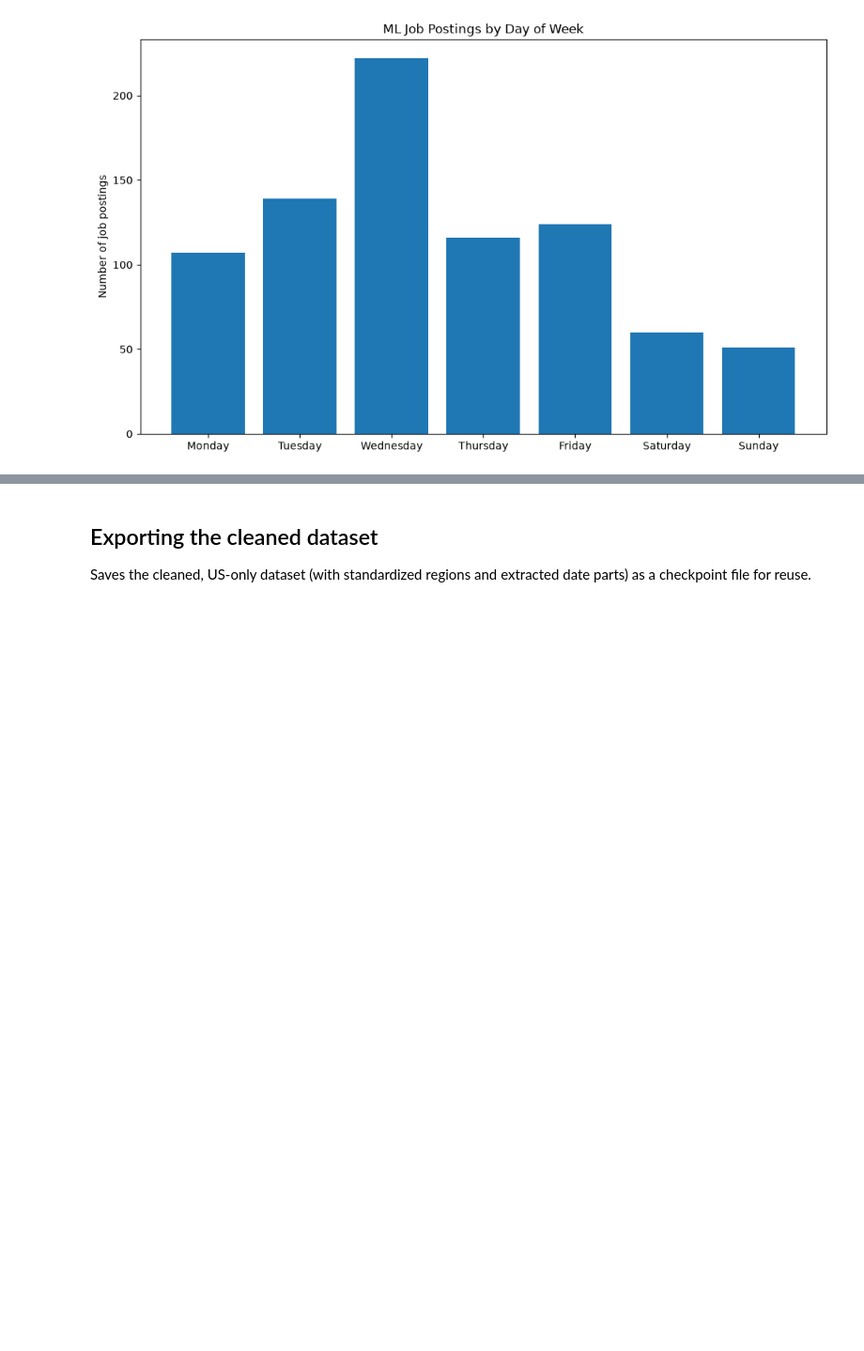
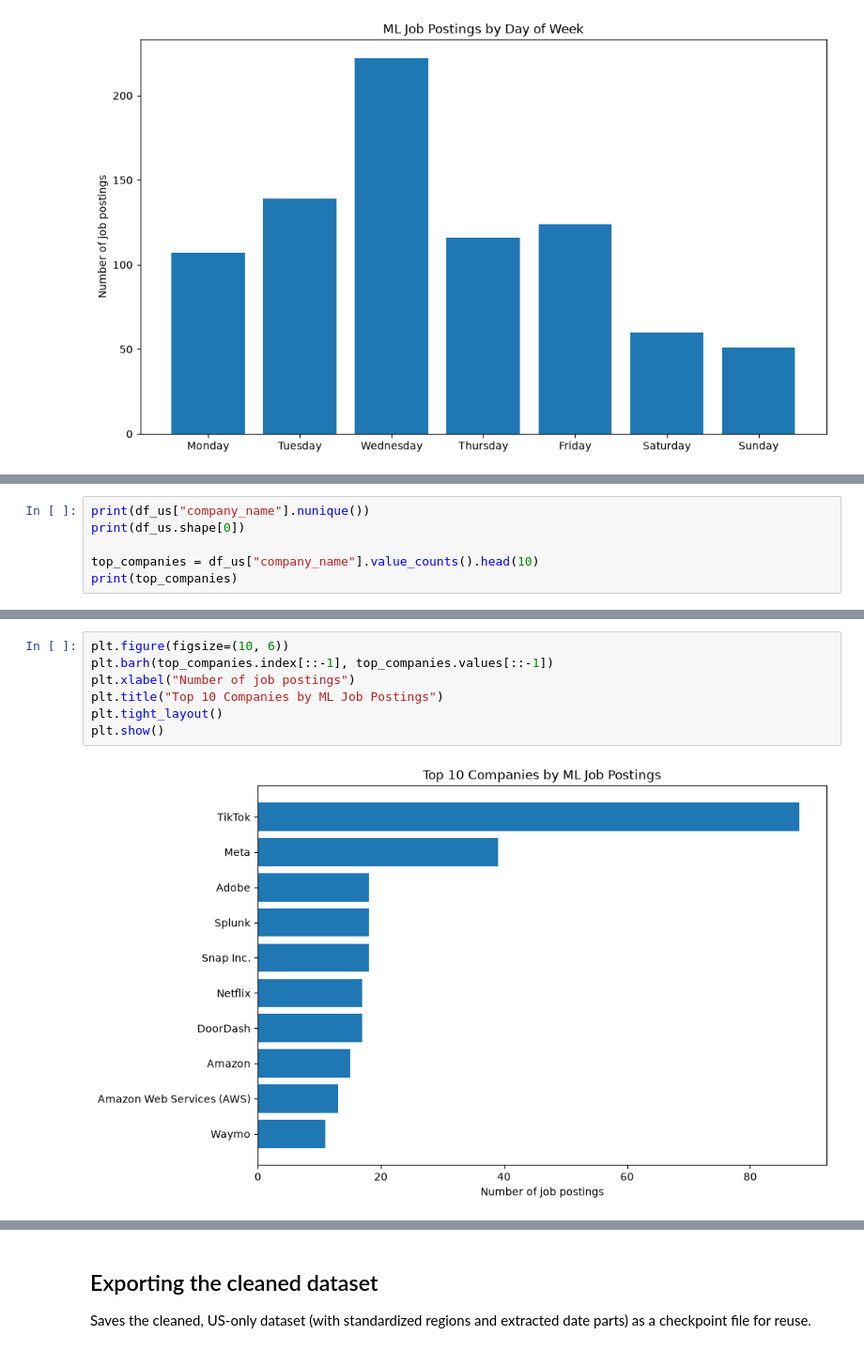
Before and after one commit to victoryilem2004/Project-1, a Jupyter notebook: eda.ipynb, the cells around one changed output, grey strips where cells are left out. Shown at 94% size. Cells and saved outputs as stored; diff of their text form; blank space fills up the shorter version.

```diff
--- a/eda.ipynb
+++ b/eda.ipynb
@@ -256,0 +272,6 @@ plt.show()
+# %%
+print(df_us["company_name"].nunique())
+print(df_us.shape[0])
+
+top_companies = df_us["company_name"].value_counts().head(10)
+print(top_companies)
@@ -256,0 +293,9 @@ plt.show()
+# %%
+plt.figure(figsize=(10, 6))
+plt.barh(top_companies.index[::-1], top_companies.values[::-1])
+plt.xlabel("Number of job postings")
+plt.title("Top 10 Companies by ML Job Postings")
+plt.tight_layout()
+plt.show()
+# %% [output]
+[figure, added]
```
Also changed, not shown: parts of 27 cells of this notebook.
